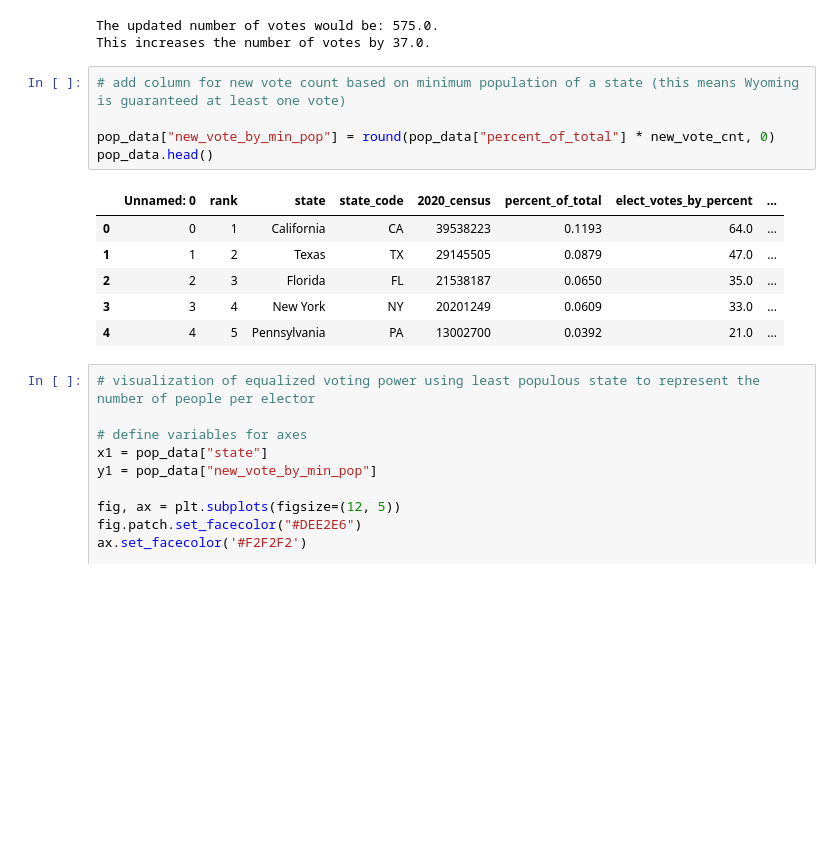
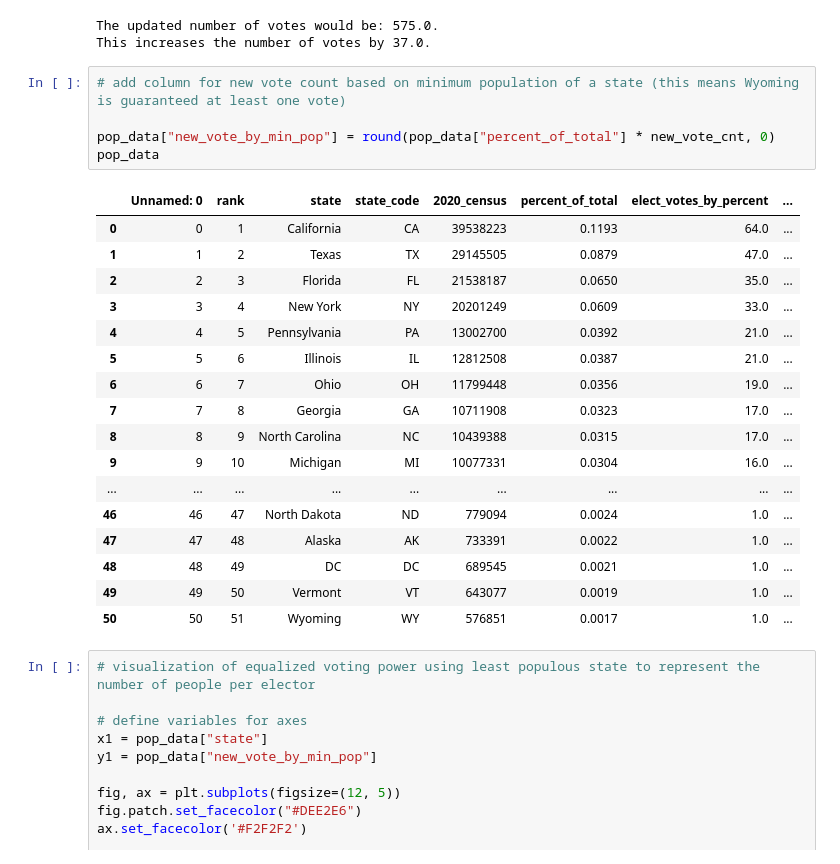
Before and after one commit to eithereal/electoral_college_analysis, a Jupyter notebook: 3_electoral_college_representation.ipynb, the cells around one changed output. Drawn from its saved outputs; the diff is of its cells as text; blank space fills up the shorter version.

```diff
--- a/3_electoral_college_representation.ipynb
+++ b/3_electoral_college_representation.ipynb
@@ -243,15 +251,26 @@ This increases the number of votes by 37.0.
 # %%
 # add column for new vote count based on minimum population of a state (this means Wyoming is guaranteed at least one vote)
 
 pop_data["new_vote_by_min_pop"] = round(pop_data["percent_of_total"] * new_vote_cnt, 0)
-pop_data.head()
+pop_data
 # %% [output]
 |  | Unnamed: 0 | rank | state | state_code | 2020_census | percent_of_total | elect_votes_by_percent | ... |
 | 0 | 0 | 1 | California | CA | 39538223 | 0.1193 | 64.0 | ... |
 | 1 | 1 | 2 | Texas | TX | 29145505 | 0.0879 | 47.0 | ... |
 | 2 | 2 | 3 | Florida | FL | 21538187 | 0.0650 | 35.0 | ... |
 | 3 | 3 | 4 | New York | NY | 20201249 | 0.0609 | 33.0 | ... |
 | 4 | 4 | 5 | Pennsylvania | PA | 13002700 | 0.0392 | 21.0 | ... |
+| 5 | 5 | 6 | Illinois | IL | 12812508 | 0.0387 | 21.0 | ... |
+| 6 | 6 | 7 | Ohio | OH | 11799448 | 0.0356 | 19.0 | ... |
+| 7 | 7 | 8 | Georgia | GA | 10711908 | 0.0323 | 17.0 | ... |
+| 8 | 8 | 9 | North Carolina | NC | 10439388 | 0.0315 | 17.0 | ... |
+| 9 | 9 | 10 | Michigan | MI | 10077331 | 0.0304 | 16.0 | ... |
+| ... | ... | ... | ... | ... | ... | ... | ... | ... |
+| 46 | 46 | 47 | North Dakota | ND | 779094 | 0.0024 | 1.0 | ... |
+| 47 | 47 | 48 | Alaska | AK | 733391 | 0.0022 | 1.0 | ... |
+| 48 | 48 | 49 | DC | DC | 689545 | 0.0021 | 1.0 | ... |
+| 49 | 49 | 50 | Vermont | VT | 643077 | 0.0019 | 1.0 | ... |
+| 50 | 50 | 51 | Wyoming | WY | 576851 | 0.0017 | 1.0 | ... |
 # %%
 # visualization of equalized voting power using least populous state to represent the number of people per elector
 
```
Also changed, not shown: parts of 16 cells of this notebook, 10 other files.
